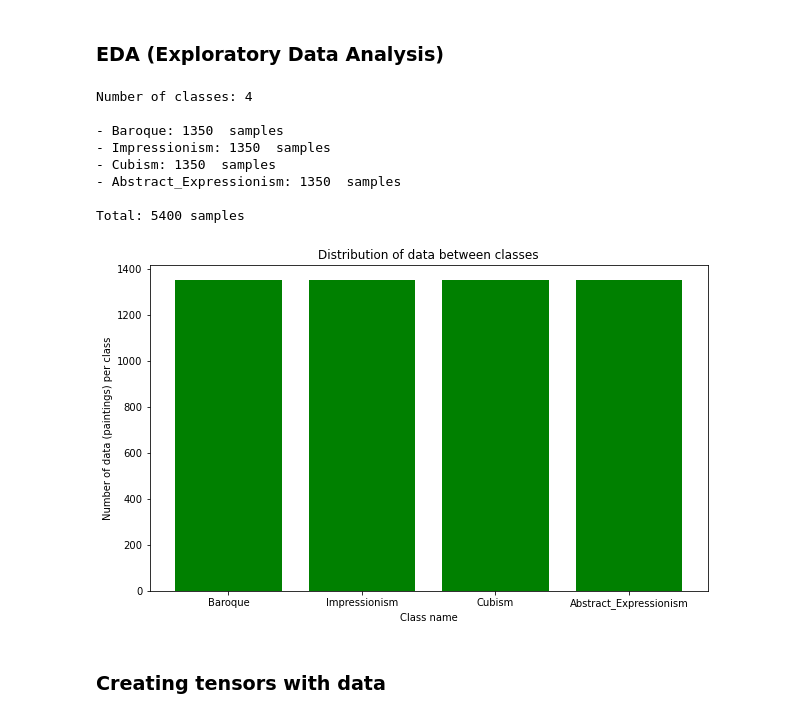
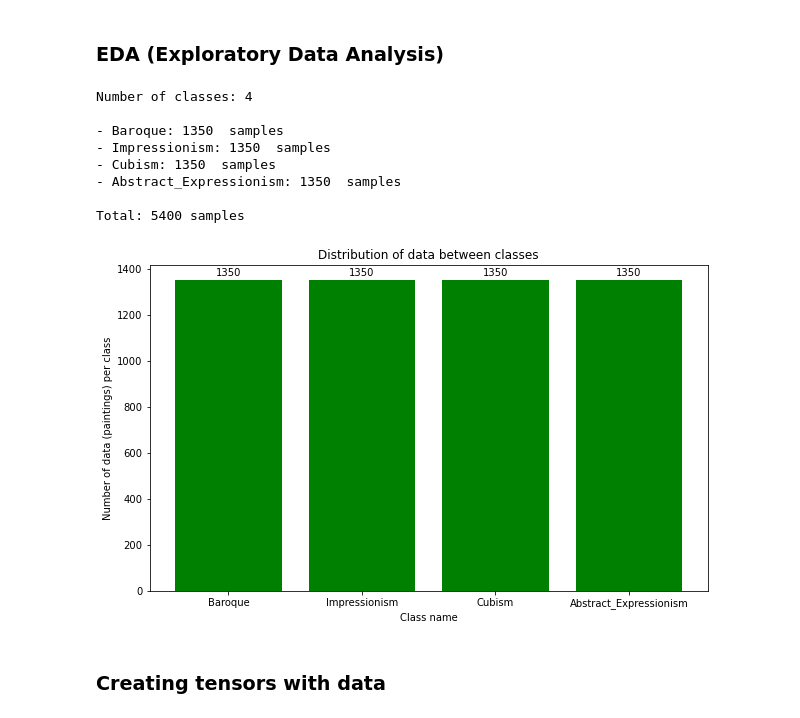
Before and after one commit to Fanisbar/ML_image_classification, a Jupyter notebook: project2.ipynb, the cells around one changed output. Saved outputs shown, nothing was run; the diff lists cells and outputs as text; code cells hidden in the pictures.

Commit message:
minor fix in a plot

```diff
--- a/project2.ipynb
+++ b/project2.ipynb
@@ -52,34 +52,35 @@ data = np.load('wikiart_hw2.npz')
 X = data["X"]
 Y = data["y"]
 class_names = data["class_names"]
 
 counts = {}
 for i in range(4):
     counts[class_names[i]] = np.sum(Y == i)
 
 
 print(f"Number of classes: {len(class_names)}\n")
 
 for class_name in class_names:
     print(f"- {class_name}: {counts[class_name]}  samples")
 print(f"\nTotal: {sum(counts.values())} samples")
 
 plt.figure(figsize=(10,6))
 plt.bar(counts.keys(), counts.values(), color='green')
 plt.title("Distribution of data between classes")
 plt.xlabel("Class name")
 plt.ylabel("Number of data (paintings) per class")
+plt.bar_label(plt.bar(counts.keys(), counts.values(), color='green'), padding=3)
 plt.show()
 # %% [output]
 Number of classes: 4
 
 - Baroque: 1350  samples
 - Impressionism: 1350  samples
 - Cubism: 1350  samples
 - Abstract_Expressionism: 1350  samples
 
 Total: 5400 samples
-[figure, old version]
+[figure, new version]
 # %% [markdown]
 ### Creating tensors with data
 # %%
```
